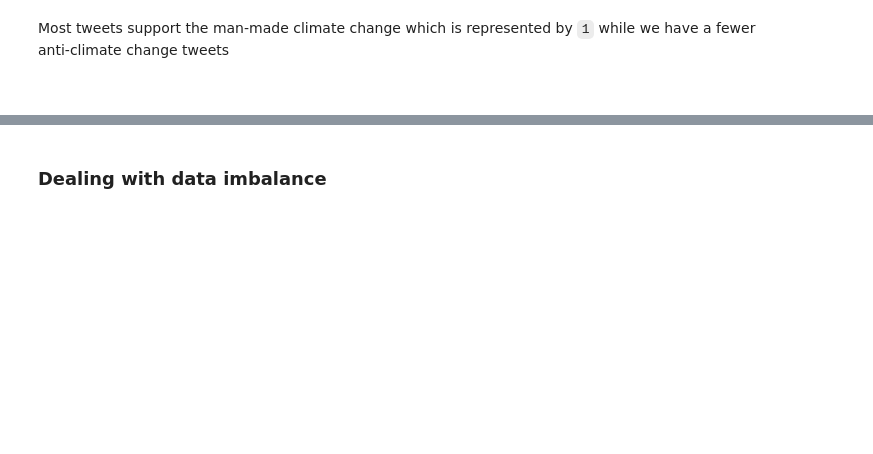
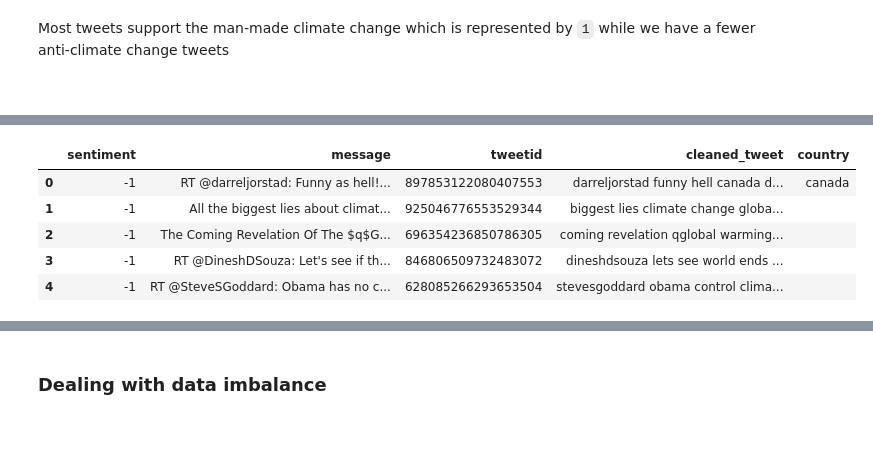
Before and after one commit to KenCBonyo/classification-predict-streamlit-template_notebook, a Jupyter notebook: predict_classification_data_processing.ipynb, the cells around one changed output, grey strips where cells are left out. Cells and saved outputs as stored; diff of their text form; code cells hidden in the pictures; blank space fills up the shorter version.

```diff
--- a/predict_classification_data_processing.ipynb
+++ b/predict_classification_data_processing.ipynb
@@ -189,0 +208,3 @@ Most tweets support the man-made climate change which is represented by `1` whil
+# %%
+# applying the function to 'message' in the dataset
+train_df['cleaned_tweet'] = train_df.message.apply(cleaning)
@@ -189,0 +229,9 @@ Most tweets support the man-made climate change which is represented by `1` whil
+# %%
+train_df.head()
+# %% [output]
+|  | sentiment | message | tweetid | cleaned_tweet | country |
+| 0 | -1 | RT @darreljorstad: Funny as hell!... | 897853122080407553 | darreljorstad funny hell canada d... | canada |
+| 1 | -1 | All the biggest lies about climat... | 925046776553529344 | biggest lies climate change globa... |  |
+| 2 | -1 | The Coming Revelation Of The $q$G... | 696354236850786305 | coming revelation qglobal warming... |  |
+| 3 | -1 | RT @DineshDSouza: Let's see if th... | 846806509732483072 | dineshdsouza lets see world ends ... |  |
+| 4 | -1 | RT @SteveSGoddard: Obama has no c... | 628085266293653504 | stevesgoddard obama control clima... |  |
```
Also changed, not shown: parts of 22 cells of this notebook.
